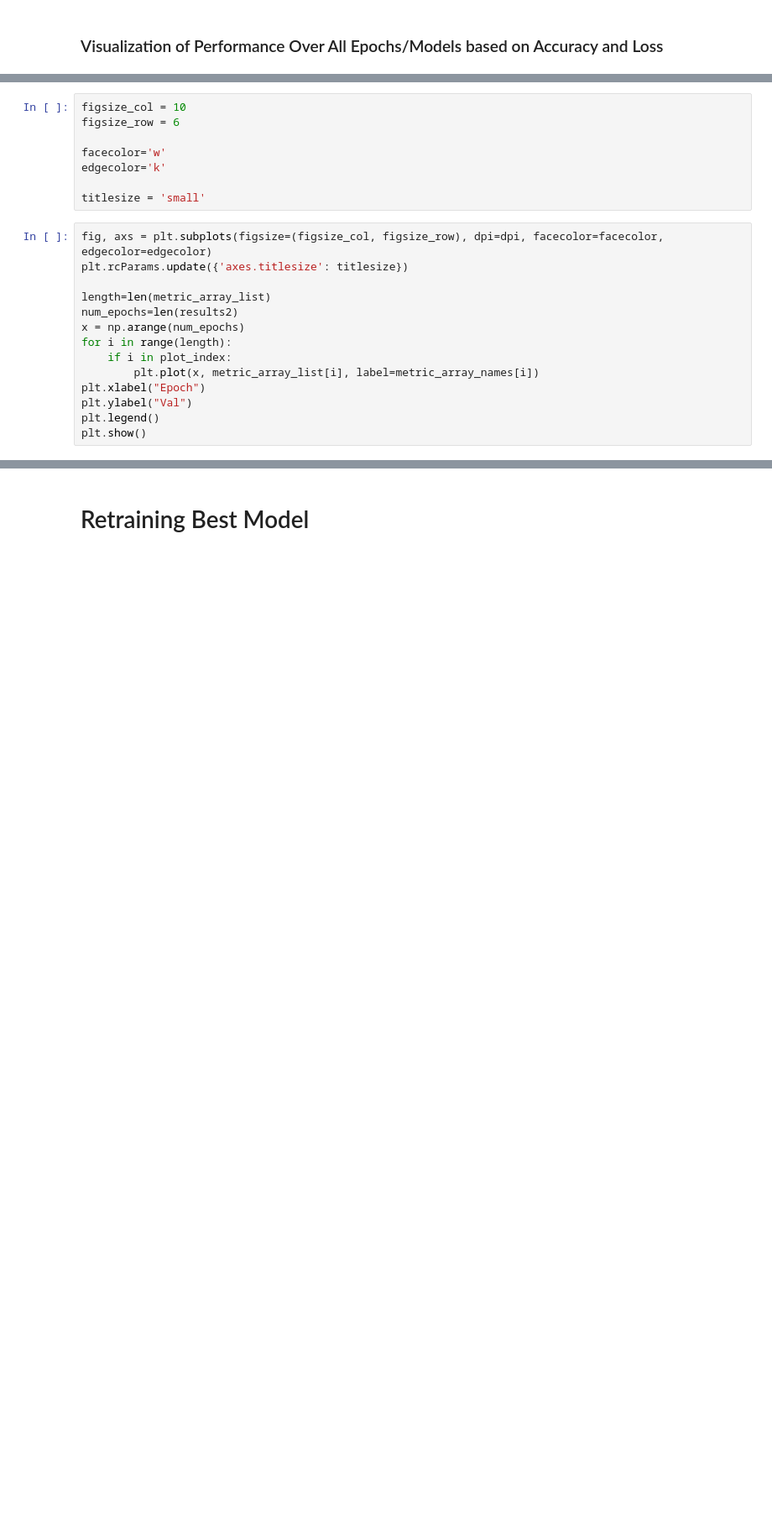
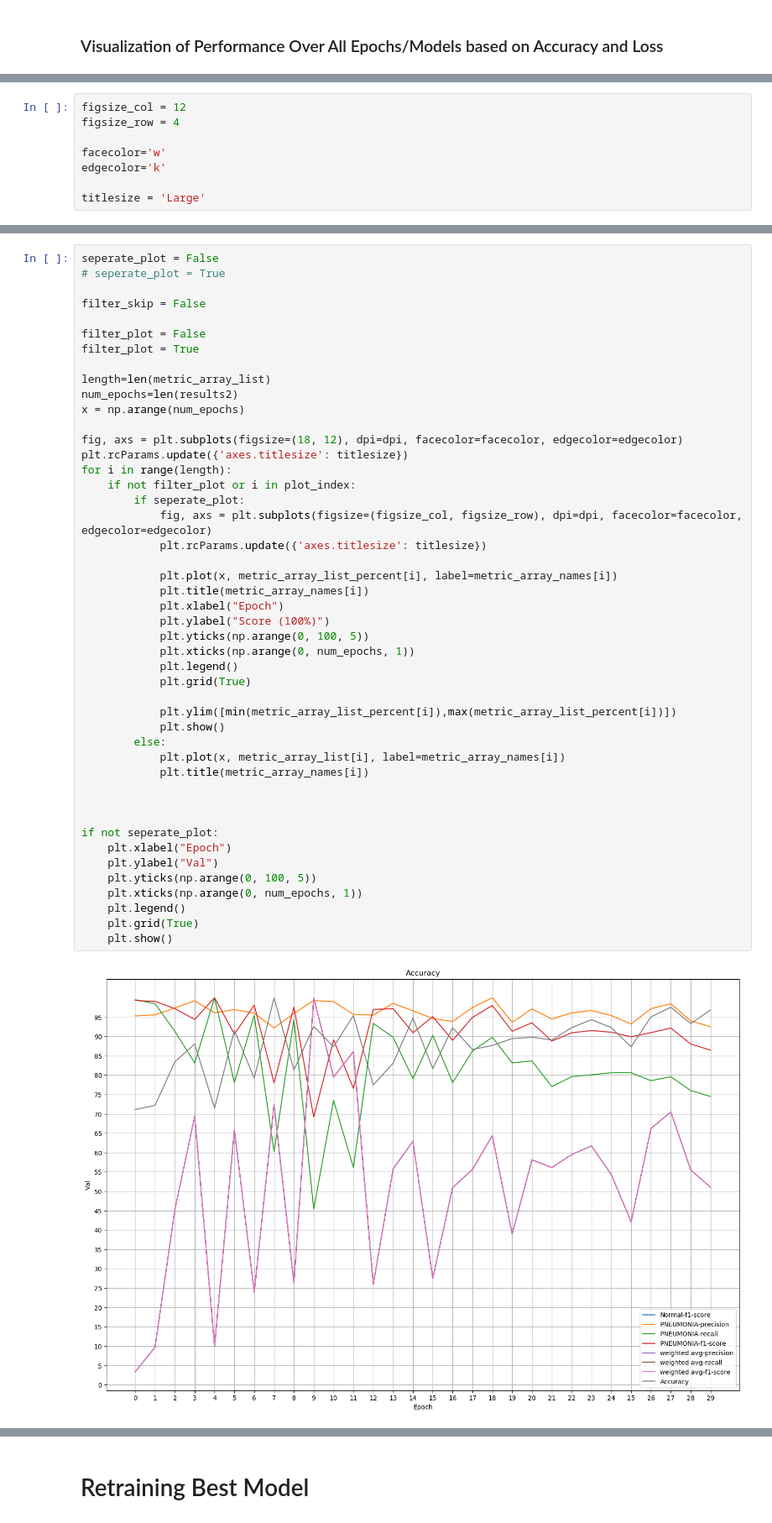
Before and after one commit to anjanatiha/Pneumonia-Detection-from-Chest-X-Ray-Images-with-Deep-Learning, a Jupyter notebook: code/Detection of Pneumonia from Chest X-Ray Images Modulerized.ipynb, the cells around one changed output, grey strips where cells are left out. Shown at 84% size. Drawn from its saved outputs; the diff is of its cells as text; blank space fills up the shorter version.

```diff
--- a/code/Detection of Pneumonia from Chest X-Ray Images Modulerized.ipynb
+++ b/code/Detection of Pneumonia from Chest X-Ray Images Modulerized.ipynb
@@ -1369,22 +1388,8 @@ plot_index = [3,4,5, 15]
 # %%
-figsize_col = 10
-figsize_row = 6
+figsize_col = 12
+figsize_row = 4
 
 facecolor='w'
 edgecolor='k'
 
-titlesize = 'small'
+titlesize = 'Large'
-# %%
-fig, axs = plt.subplots(figsize=(figsize_col, figsize_row), dpi=dpi, facecolor=facecolor, edgecolor=edgecolor)
-plt.rcParams.update({'axes.titlesize': titlesize})
-
-length=len(metric_array_list)
-num_epochs=len(results2)
-x = np.arange(num_epochs)
-for i in range(length):
-    if i in plot_index:
-        plt.plot(x, metric_array_list[i], label=metric_array_names[i])
-plt.xlabel("Epoch")
-plt.ylabel("Val")
-plt.legend()
-plt.show()
@@ -1393,3 +1396,51 @@ plt.show()
+# %%
+seperate_plot = False
+# seperate_plot = True
+
+filter_skip = False
+
+filter_plot = False
+filter_plot = True
+
+length=len(metric_array_list)
+num_epochs=len(results2)
+x = np.arange(num_epochs)
+
+fig, axs = plt.subplots(figsize=(18, 12), dpi=dpi, facecolor=facecolor, edgecolor=edgecolor)
+plt.rcParams.update({'axes.titlesize': titlesize})
+for i in range(length):
+    if not filter_plot or i in plot_index:
+        if seperate_plot:
+            fig, axs = plt.subplots(figsize=(figsize_col, figsize_row), dpi=dpi, facecolor=facecolor, edgecolor=edgecolor)
+            plt.rcParams.update({'axes.titlesize': titlesize})
+
+            plt.plot(x, metric_array_list_percent[i], label=metric_array_names[i])
+            plt.title(metric_array_names[i])
+            plt.xlabel("Epoch")
+            plt.ylabel("Score (100%)")
+            plt.yticks(np.arange(0, 100, 5))
+            plt.xticks(np.arange(0, num_epochs, 1))
+            plt.legend()
+            plt.grid(True)
+
+            plt.ylim([min(metric_array_list_percent[i]),max(metric_array_list_percent[i])])
+            plt.show()
+        else:
+            plt.plot(x, metric_array_list[i], label=metric_array_names[i])
+            plt.title(metric_array_names[i])
+
+
+
+if not seperate_plot:
+    plt.xlabel("Epoch")
+    plt.ylabel("Val")
+    plt.yticks(np.arange(0, 100, 5))
+    plt.xticks(np.arange(0, num_epochs, 1))
+    plt.legend()
+    plt.grid(True)
+    plt.show()
+# %% [output]
+[figure, added]
 # %%
 figsize_col=10
 figsize_row=3
```
Also changed, not shown: parts of 31 cells of this notebook.
